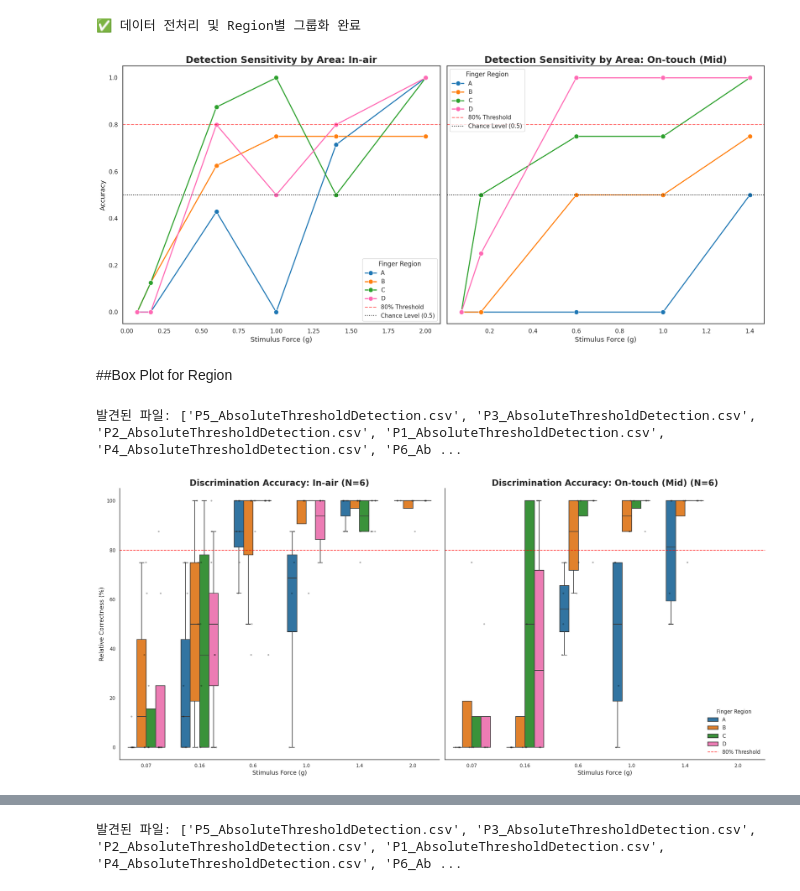
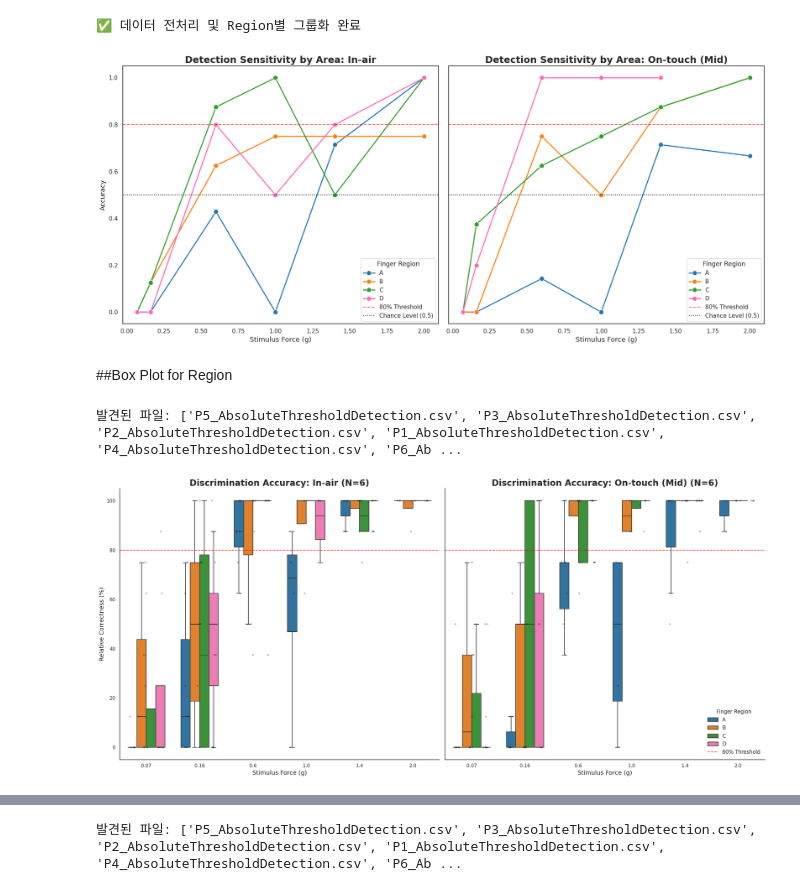
Before and after one commit to kyungeunvoyage/NailFoldExp, a Jupyter notebook: Analysis/DataAnalysis_2.ipynb, the cells around one changed output, grey strips where cells are left out. Drawn from its saved outputs; the diff is of its cells as text; code cells hidden in the pictures.

```diff
--- a/Analysis/DataAnalysis_2.ipynb
+++ b/Analysis/DataAnalysis_2.ipynb
@@ -28,6 +28,7 @@ if data_list:
     df = pd.concat(data_list, ignore_index=True)
 
     # 1. Condition 명칭 변경 (Active -> On-touch)
+    df['Condition'] = df['Condition'].replace('Active', 'On-touch (Mid)')
     df = df[df['Condition'] != 'On-touch (Soft)']
     df['Condition'] = df['Condition'].replace('On-touch (Hard)', 'On-touch (Mid)')
 
@@ -46,9 +47,15 @@ else:
 # %% [markdown]
 ##Binary based boxplt and scatter
 # %%
+#공백제거
+df['Condition'] = df['Condition'].str.strip()
+
+df['Condition'] = df['Condition'].replace('Active', 'On-touch (Mid)')
+df['Condition'] = df['Condition'].replace('On-touch (Hard)', 'On-touch (Mid)')
+
+df = df[df['Condition'] != 'On-touch (Soft)']
+
 df['Force_Val'] = df['Force'].str.extract('(\d+\.?\d*)').astype(float)
-df = df[df['Condition'] != 'On-touch (Soft)']
-df['Condition'] = df['Condition'].replace('On-touch (Hard)', 'On-touch (Mid)')
 force_order = sorted(df['Force_Val'].unique())
 
 # 2. 그래프 그리기 (1x2 Plot)
@@ -162,12 +165,15 @@ if data_list:
     df = pd.concat(data_list, ignore_index=True)
 
     # 1. Condition 명칭 변경 (Active -> On-touch)
-    #df['Condition'] = df['Condition'].replace('Active', 'On-touch')
-    df = df[df['Condition'] != 'On-touch (Soft)']
+    df['Condition'] = df['Condition'].str.strip()
+
+    df['Condition'] = df['Condition'].replace('Active', 'On-touch (Mid)')
     df['Condition'] = df['Condition'].replace('On-touch (Hard)', 'On-touch (Mid)')
 
+    df = df[df['Condition'] != 'On-touch (Soft)']
+
     # 2. 분석 대상 구역 필터링 (Area A, B, C)
-    #df = df[df['Area'].isin(['A', 'B', 'C'])]
+    df = df[df['Area'].isin(['A', 'B', 'C','D'])]
 
     # 3. Force 문자열에서 숫자만 추출 (예: '0.07g' -> 0.07)
     df['Force_Val'] = df['Force'].str.extract('(\d+\.?\d*)').astype(float)
@@ -300,10 +298,12 @@ for f in file_names:
         print(f"⚠️ 파일을 찾을 수 없음: {f}")
 
 # 2. 데이터 통합 및 클리닝
-df = pd.concat(df_list, ignore_index=True)
-#df['Condition'] = df['Condition'].replace('In-air', 'On-touch (Mid)')
+df['Condition'] = df['Condition'].str.strip()
+
+df['Condition'] = df['Condition'].replace('Active', 'On-touch (Mid)')
+df['Condition'] = df['Condition'].replace('On-touch (Hard)', 'On-touch (Mid)')
+
 df = df[df['Condition'] != 'On-touch (Soft)']
-df['Condition'] = df['Condition'].replace('On-touch (Hard)', 'On-touch (Mid)')
 
 df = df[df['Area'].isin(['A', 'B', 'C','D'])]
 # '0.07g' 문자열에서 숫자만 추출
@@ -353,7 +353,7 @@ for i, cond in enumerate(conditions):
 plt.tight_layout()
 plt.show()
 # %% [output]
-[figure, old version]
+[figure, new version]
 # %% [markdown]
 ##Box Plot for Region
 # %%
@@ -380,9 +380,12 @@ else:
     # Force 값 추출 (예: '0.6g' -> 0.6)
     df['Force_Val'] = df['Force'].str.extract('(\d+\.?\d*)').astype(float)
     # Condition 명칭 통일
-    #df['Condition'] = df['Condition'].replace('In-air', 'On-touch (Mid)')
+    df['Condition'] = df['Condition'].str.strip()
+
+    df['Condition'] = df['Condition'].replace('Active', 'On-touch (Mid)')
+    df['Condition'] = df['Condition'].replace('On-touch (Hard)', 'On-touch (Mid)')
+
     df = df[df['Condition'] != 'On-touch (Soft)']
-    df['Condition'] = df['Condition'].replace('On-touch (Hard)', 'On-touch (Mid)')
 
     # 3. 12.5% 페널티 로직 적용 (최대 8회 기준, 응답 0이면 0점)
     def calc_relative_score(row):
@@ -433,31 +436,31 @@ else:
             palette=['#000000']*3, # 시인성을 위해 검은색 점 사용
             alpha=0.3,
             size=4,
             jitter=0.15,
             order=force_order,
             legend=False
         )
 
         # 80% 역치 기준선
         axes[i].axhline(80, color='red', linestyle='--', linewidth=1.5, alpha=0.7, label='80% Threshold')
 
         # 타이틀 및 라벨 설정 (N수 자동 표시)
         num_subjects = df['SubjectID'].nunique()
         axes[i].set_title(f'Discrimination Accuracy: {cond} (N={num_subjects})', fontsize=20, fontweight='bold')
         axes[i].set_xlabel('Stimulus Force (g)', fontsize=14)
         axes[i].set_ylabel('Relative Correctness (%)' if i==0 else "", fontsize=14)
         axes[i].set_ylim(-5, 105)
 
         # 레전드 설정
         if i == 1:
             axes[i].legend(title="Finger Region", loc='lower right', frameon=False, fontsize=12)
         else:
             if axes[i].get_legend():
                 axes[i].get_legend().remove()
 
     sns.despine()
     plt.tight_layout()
     plt.show()
 # %% [output]
 발견된 파일: ['P5_AbsoluteThresholdDetection.csv', 'P3_AbsoluteThresholdDetection.csv', 'P2_AbsoluteThresholdDetection.csv', 'P1_AbsoluteThresholdDetection.csv', 'P4_AbsoluteThresholdDetection.csv', 'P6_Ab ...
-[figure, old version]
+[figure, new version]
```
Also changed, not shown: parts of 7 cells of this notebook.
